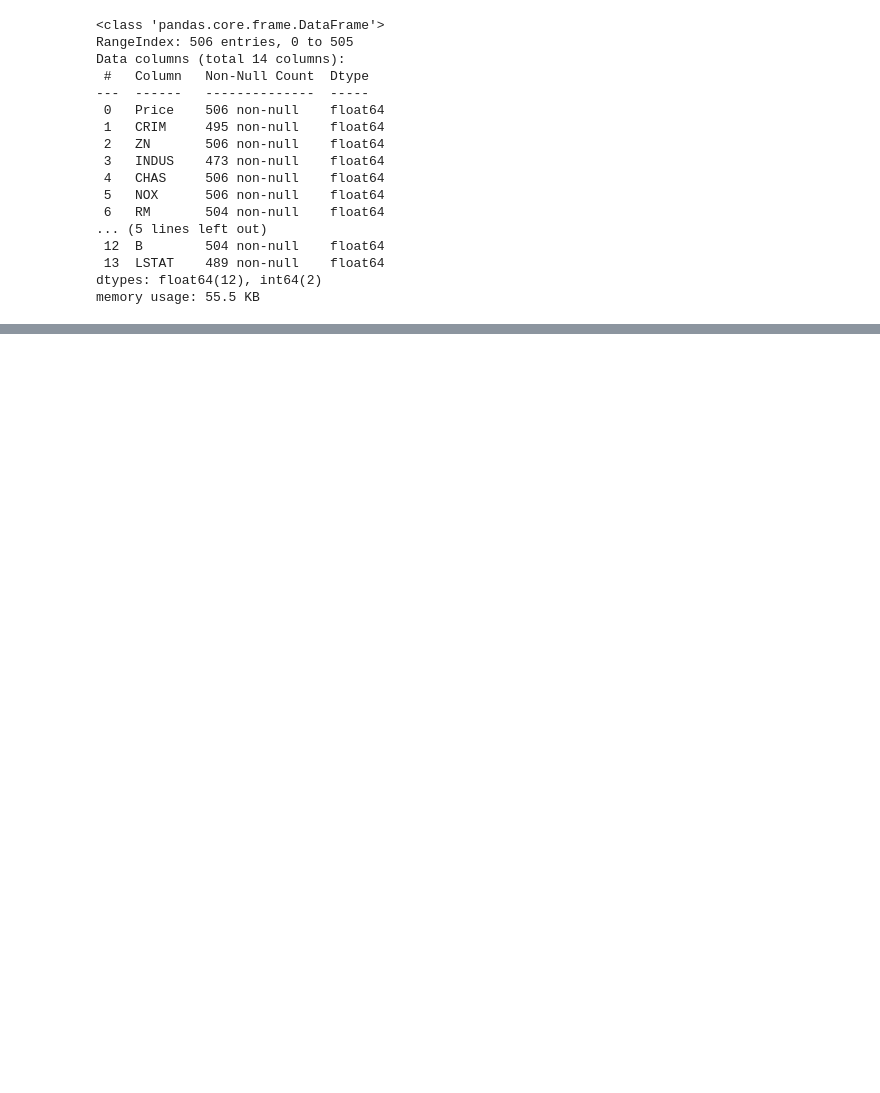
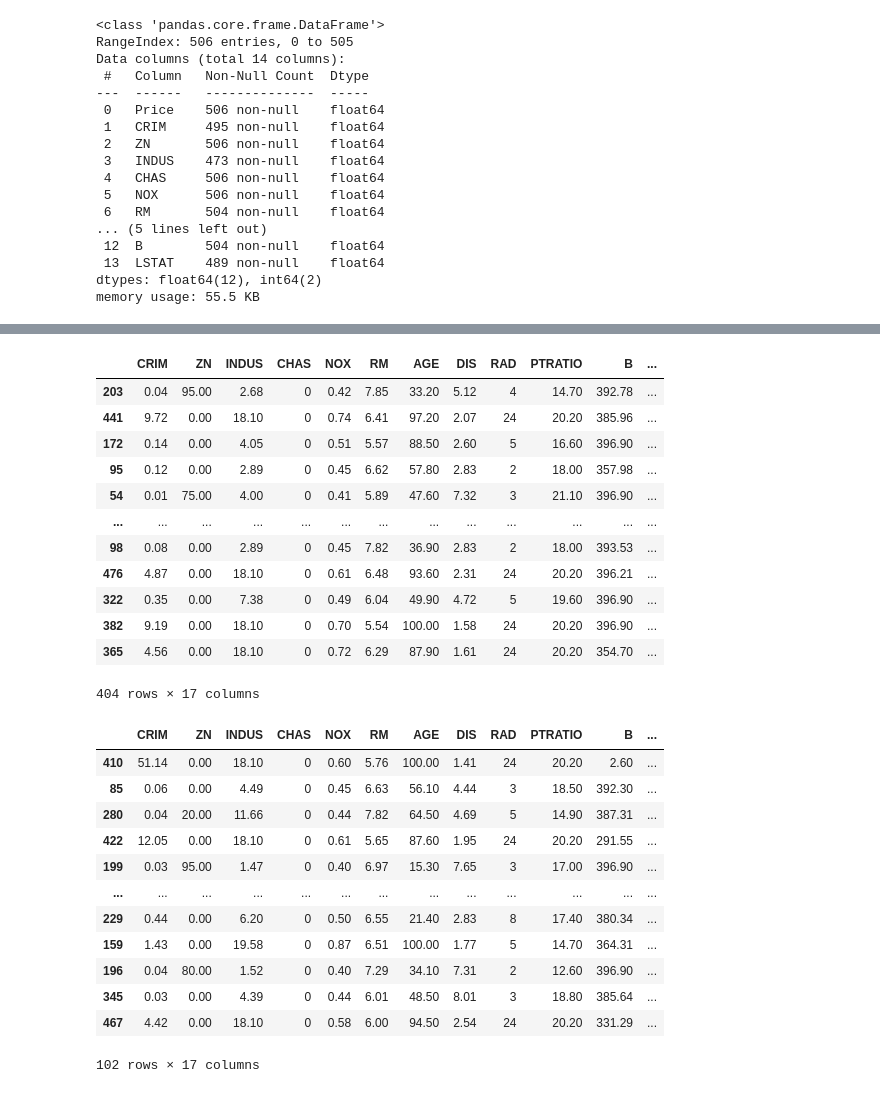
Before and after one commit to ihobbang250/TIL, a Jupyter notebook: Python/Data Science/DataAnalysis1.ipynb, the cells around one changed output, grey strips where cells are left out. Drawn from its saved outputs; the diff is of its cells as text; code cells hidden in the pictures; blank space fills up the shorter version.

```diff
--- a/Python/Data Science/DataAnalysis1.ipynb
+++ b/Python/Data Science/DataAnalysis1.ipynb
@@ -83,5 +61,0 @@ dtype: int64
-# %%
-# Null Data
-for i in df.columns[df.isnull().sum() != 0]:
-    sns.histplot(data=df, x=i)
-    plt.show()
@@ -174,0 +203,50 @@ display(X_test, Y_test)
+# %%
+# Synchronize train, test column
+
+def col_mapping(X_train, X_test):
+    X_tr = X_train.copy()
+    X_te = X_test.copy()
+
+    X_tr_omit_col = [i for i in X_te.columns if i not in X_tr.columns]
+    X_te_omit_col = [i for i in X_tr.columns if i not in X_te.columns]
+
+    if X_tr_omit_col is not None:
+        for i in X_tr_omit_col:
+            X_tr[i] = 0
+
+    if X_te_omit_col is not None:
+        for i in X_te_omit_col:
+            X_te[i] = 0
+
+    return X_tr, X_te
+
+
+X_train_fc, X_test_fc = col_mapping(X_train_fc, X_test_fc)
+display(X_train_fc, X_test_fc)
+# %% [output]
+|  | CRIM | ZN | INDUS | CHAS | NOX | RM | AGE | DIS | RAD | PTRATIO | B | ... |
+| 203 | 0.04 | 95.00 | 2.68 | 0 | 0.42 | 7.85 | 33.20 | 5.12 | 4 | 14.70 | 392.78 | ... |
+| 441 | 9.72 | 0.00 | 18.10 | 0 | 0.74 | 6.41 | 97.20 | 2.07 | 24 | 20.20 | 385.96 | ... |
+| 172 | 0.14 | 0.00 | 4.05 | 0 | 0.51 | 5.57 | 88.50 | 2.60 | 5 | 16.60 | 396.90 | ... |
+| 95 | 0.12 | 0.00 | 2.89 | 0 | 0.45 | 6.62 | 57.80 | 2.83 | 2 | 18.00 | 357.98 | ... |
+| 54 | 0.01 | 75.00 | 4.00 | 0 | 0.41 | 5.89 | 47.60 | 7.32 | 3 | 21.10 | 396.90 | ... |
+| ... | ... | ... | ... | ... | ... | ... | ... | ... | ... | ... | ... | ... |
+| 98 | 0.08 | 0.00 | 2.89 | 0 | 0.45 | 7.82 | 36.90 | 2.83 | 2 | 18.00 | 393.53 | ... |
+| 476 | 4.87 | 0.00 | 18.10 | 0 | 0.61 | 6.48 | 93.60 | 2.31 | 24 | 20.20 | 396.21 | ... |
+| 322 | 0.35 | 0.00 | 7.38 | 0 | 0.49 | 6.04 | 49.90 | 4.72 | 5 | 19.60 | 396.90 | ... |
+| 382 | 9.19 | 0.00 | 18.10 | 0 | 0.70 | 5.54 | 100.00 | 1.58 | 24 | 20.20 | 396.90 | ... |
+| 365 | 4.56 | 0.00 | 18.10 | 0 | 0.72 | 6.29 | 87.90 | 1.61 | 24 | 20.20 | 354.70 | ... |
+404 rows × 17 columns
+|  | CRIM | ZN | INDUS | CHAS | NOX | RM | AGE | DIS | RAD | PTRATIO | B | ... |
+| 410 | 51.14 | 0.00 | 18.10 | 0 | 0.60 | 5.76 | 100.00 | 1.41 | 24 | 20.20 | 2.60 | ... |
+| 85 | 0.06 | 0.00 | 4.49 | 0 | 0.45 | 6.63 | 56.10 | 4.44 | 3 | 18.50 | 392.30 | ... |
+| 280 | 0.04 | 20.00 | 11.66 | 0 | 0.44 | 7.82 | 64.50 | 4.69 | 5 | 14.90 | 387.31 | ... |
+| 422 | 12.05 | 0.00 | 18.10 | 0 | 0.61 | 5.65 | 87.60 | 1.95 | 24 | 20.20 | 291.55 | ... |
+| 199 | 0.03 | 95.00 | 1.47 | 0 | 0.40 | 6.97 | 15.30 | 7.65 | 3 | 17.00 | 396.90 | ... |
+| ... | ... | ... | ... | ... | ... | ... | ... | ... | ... | ... | ... | ... |
+| 229 | 0.44 | 0.00 | 6.20 | 0 | 0.50 | 6.55 | 21.40 | 2.83 | 8 | 17.40 | 380.34 | ... |
+| 159 | 1.43 | 0.00 | 19.58 | 0 | 0.87 | 6.51 | 100.00 | 1.77 | 5 | 14.70 | 364.31 | ... |
+| 196 | 0.04 | 80.00 | 1.52 | 0 | 0.40 | 7.29 | 34.10 | 7.31 | 2 | 12.60 | 396.90 | ... |
+| 345 | 0.03 | 0.00 | 4.39 | 0 | 0.44 | 6.01 | 48.50 | 8.01 | 3 | 18.80 | 385.64 | ... |
+| 467 | 4.42 | 0.00 | 18.10 | 0 | 0.58 | 6.00 | 94.50 | 2.54 | 24 | 20.20 | 331.29 | ... |
+102 rows × 17 columns
```
Also changed, not shown: parts of 9 cells of this notebook.
